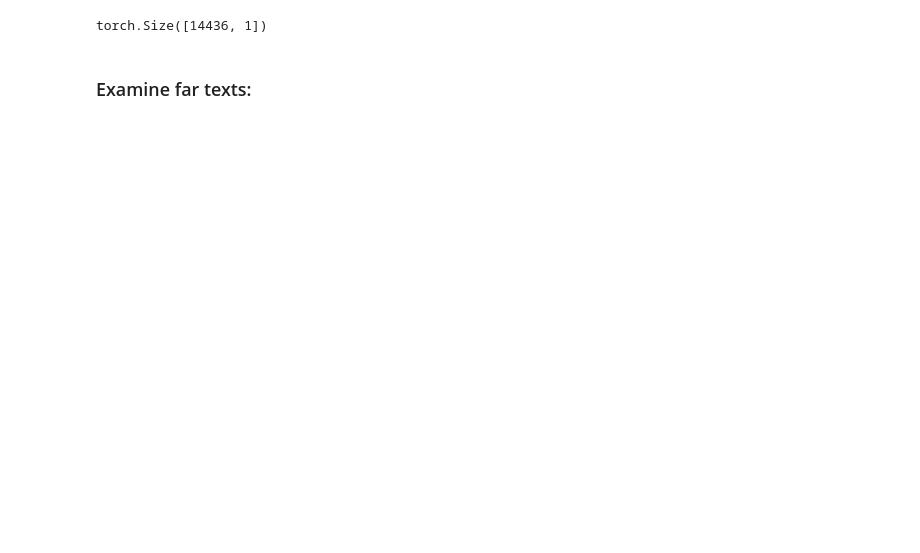
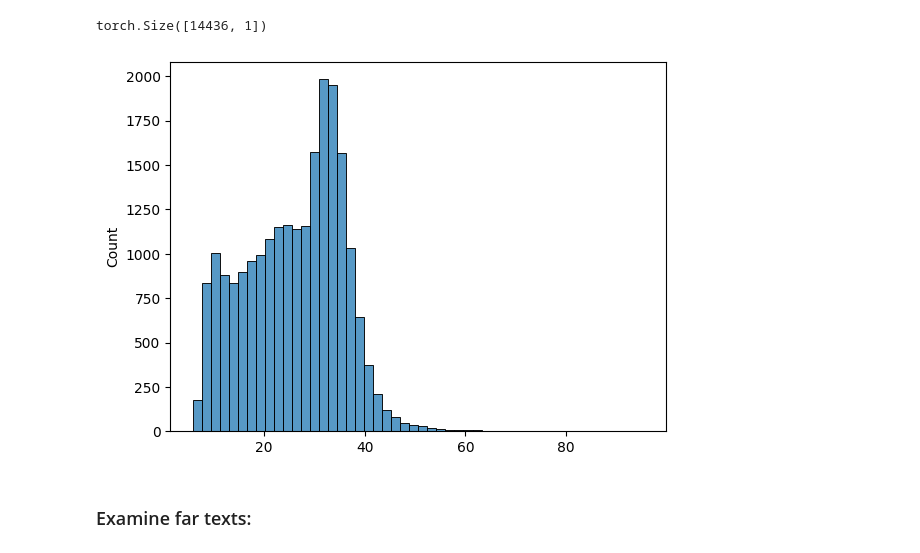
Before and after one commit to vladimirKarlov01/noise-in-abs-sum, a Jupyter notebook: noise-in-abs-sum.ipynb, the cells around one changed output. Saved outputs shown, nothing was run; the diff lists cells and outputs as text; code cells hidden in the pictures; blank space fills up the shorter version.

```diff
--- a/noise-in-abs-sum.ipynb
+++ b/noise-in-abs-sum.ipynb
@@ -106,14 +122,16 @@ df
 # %%
 from transformers import AutoTokenizer, AutoModelForMaskedLM
 
-if dataset_name == 'xsum_sample':
+if dataset_name in ['xsum_sample', 'noisy_xsum_sample', 'xsum']:
     tokenizer = AutoTokenizer.from_pretrained("Aktsvigun/bert-base-xsum")
     model = AutoModelForMaskedLM.from_pretrained("Aktsvigun/bert-base-xsum",
                                                  output_hidden_states=True)
+elif dataset_name in ['aeslc', 'noisy_aeslc']:
+    tokenizer = AutoTokenizer.from_pretrained("Aktsvigun/bert-base-aeslc")
+    model = AutoModelForMaskedLM.from_pretrained("Aktsvigun/bert-base-aeslc",
+                                                 output_hidden_states=True)
 else:
-    tokenizer = AutoTokenizer.from_pretrained("Aktsvigun/bert-base-" + dataset_name)
-    model = AutoModelForMaskedLM.from_pretrained("Aktsvigun/bert-base-" + dataset_name,
-                                             output_hidden_states=True)
+    raise NotImplementedError('Unknown dataset')
 # %%
 # # SMALL EXAMPLE
 
@@ -281,7 +331,7 @@ def compute_inv_covariance(centroids, train_features, train_labels, jitters=None
         cov_scaled_update = cov_scaled + jitter
         # RuntimeError: This function was deprecated since version 1.9 and is now removed. Please use the `torch.linalg.eigh` function instead.
         # eigenvalues = torch.symeig(cov_scaled_update).eigenvalues
-        eigenvalues = torch.linalg.eigh(cov_scaled_update).eigenvalues
+        eigenvalues = torch.linalg.eigh(cov_scaled_update, UPLO='U').eigenvalues
         if (eigenvalues >= 0).all():
             break
     cov_scaled = cov_scaled + jitter
@@ -324,12 +374,16 @@ def mahalanobis_distance_with_known_centroids_sigma_inv(
 ## Load embeddings (Select embeddings type)
 # %%
 # embs_type = 'hidden states'
-embs_type = 'sbert'
+embs_type = 'hs'
+ignore_padding = False
 text_embeddings = []
 
-if embs_type == 'hidden states':
-    # hs_text_embeddings = torch.load(f"text_embeddings/{dataset_name}_hs_text_embeddings.pt")
+if embs_type == 'hs':
+    if ignore_padding:
+        hs_text_embeddings = torch.load(f"text_embeddings/{dataset_name}_hs_text_embeddings.pt")
+    else:
+        hs_text_embeddings = torch.load(f"text_embeddings/{dataset_name}_hs_text_embeddings_ign_pad_false.pt")
     text_embeddings = hs_text_embeddings
 elif embs_type == 'sbert':
-    # sbert_text_embeddings = torch.load(f"text_embeddings/{dataset_name}_sbert_text_embeddings.pt")
+    sbert_text_embeddings = torch.load(f"text_embeddings/{dataset_name}_sbert_text_embeddings.pt")
     text_embeddings = sbert_text_embeddings
@@ -378,10 +480,12 @@ dists1.shape
 # %% [output]
 torch.Size([14436, 1])
 # %%
-# import seaborn as sns
-# import matplotlib.pyplot as plt
+import seaborn as sns
+import matplotlib.pyplot as plt
 
-# sns.histplot(dists)
-# plt.show()
+sns.histplot(dists.squeeze(), bins=50)
+plt.show()
+# %% [output]
+[figure, added]
 # %% [markdown]
 ### Examine far texts:
```
Also changed, not shown: parts of 55 cells of this notebook, 2 other files.
